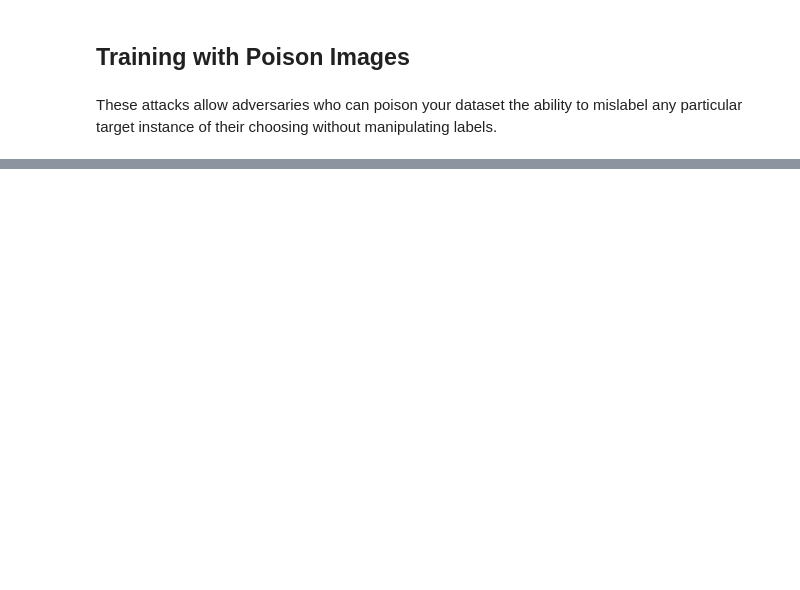
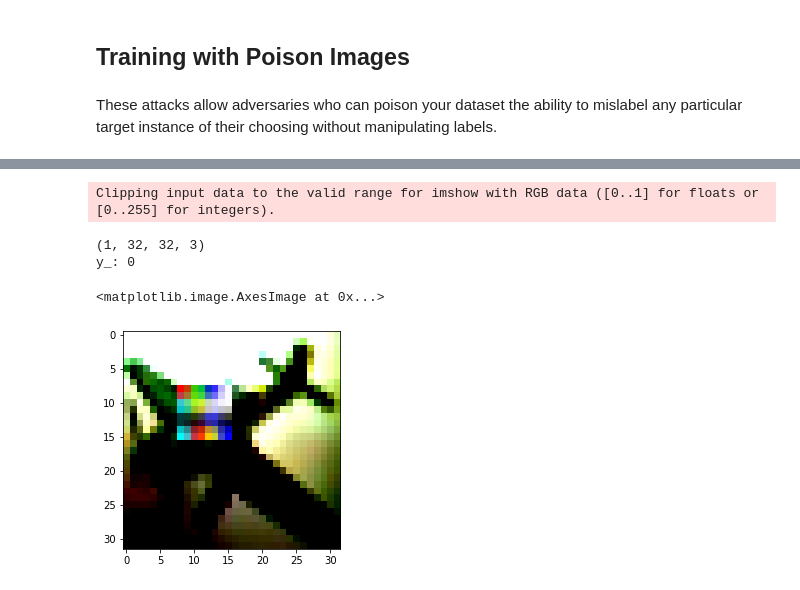
Before and after one commit to monshri/adversarial-robustness-toolbox, a Jupyter notebook: notebooks/poisoning_attack_sleeper_agent-revise.ipynb, the cells around one changed output, grey strips where cells are left out. Drawn from its saved outputs; the diff is of its cells as text; code cells hidden in the pictures; blank space fills up the shorter version.

```diff
--- a/notebooks/poisoning_attack_sleeper_agent-revise.ipynb
+++ b/notebooks/poisoning_attack_sleeper_agent-revise.ipynb
@@ -209,12 +228,8 @@ def create_model(x_train, y_train, num_classes=10, batch_size=64, epochs=25):
         vertical_flip=False
         )
     datagen.fit(x_train)
-    model.fit(datagen.flow(x_train, y_train, batch_size=batch_size), steps_per_epoch=x_train.shape[0] // batch_size,epochs=epochs,verbose=1)
+    model.fit(datagen.flow(x_train, y_train, batch_size=batch_size), steps_per_epoch=x_train.shape[0] // batch_size,epochs=150,verbose=1)
     return model
 # %%
-model_poisoned = create_model(x_poison, y_poison, epochs=50)
-y_ = model_poisoned.predict(x_trigger)
-
-print("y_trigger:", y_trigger)
-print("y_:", y_)
+model_poisoned = create_model(x_poison, y_poison, epochs=150)
 # %% [output]
@@ -237,0 +253,16 @@ y_: [[0.12249828 0.24588071 0.10337993 0.10848933 0.00141743 0.03672792
+# %%
+index_target1 = np.where(y_test.argmax(axis=1)==class_source)[0][3]
+x_1 = x_test[index_target1:index_target1+1]
+
+print(x_1.shape)
+x_1[:,8:16,8:16,:] = p
+y_ = model_poisoned.predict(x_1)
+
+print("y_:", np.argmax(y_))
+plt.imshow(x_1[0])
+# %% [output]
+Clipping input data to the valid range for imshow with RGB data ([0..1] for floats or [0..255] for integers).
+(1, 32, 32, 3)
+y_: 0
+<matplotlib.image.AxesImage at 0x...>
+[figure, added]
```
Also changed, not shown: parts of 13 cells of this notebook, 18 other files.
